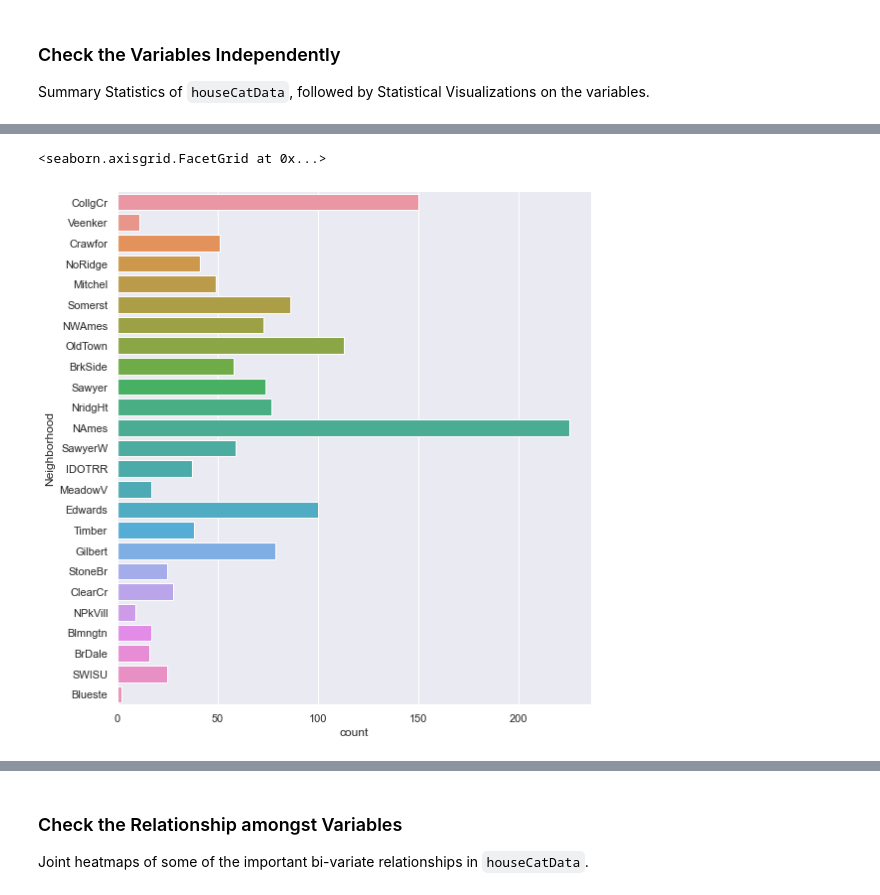
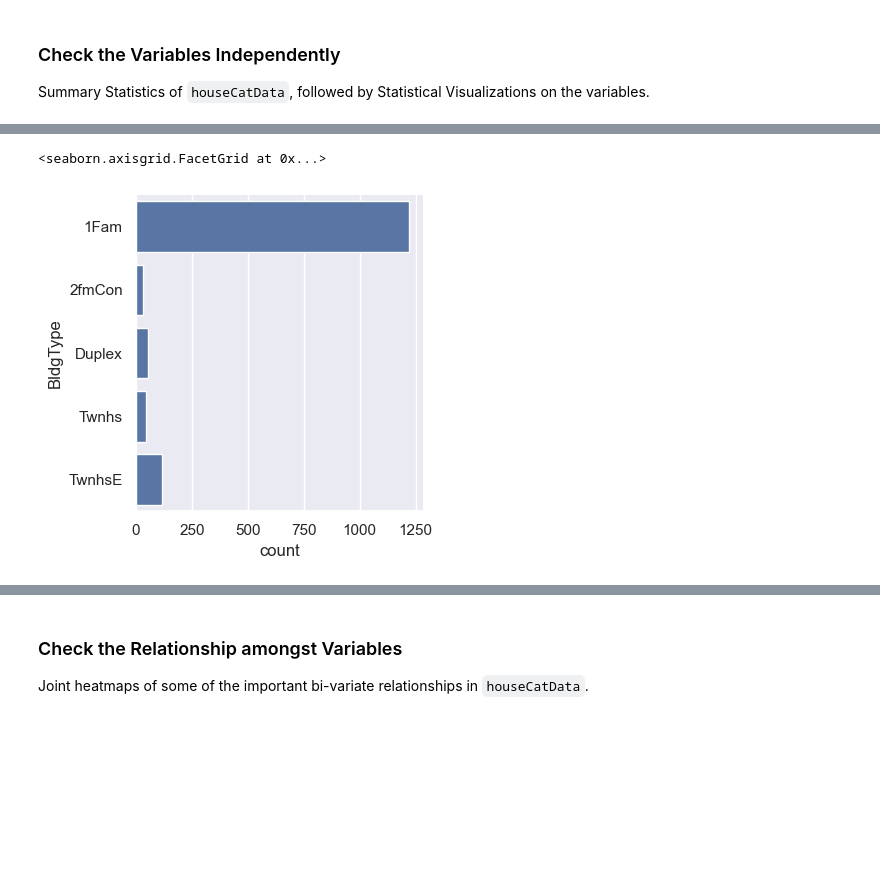
Before and after one commit to itsjunwei/IE0005-2026, a Jupyter notebook: Week4/Exercise3_Solution.ipynb, the cells around one changed output, grey strips where cells are left out. Saved outputs shown, nothing was run; the diff lists cells and outputs as text; code cells hidden in the pictures; blank space fills up the shorter version.

```diff
--- a/Week4/Exercise3_Solution.ipynb
+++ b/Week4/Exercise3_Solution.ipynb
@@ -182,6 +268,6 @@ sb.catplot(y = 'MSSubClass', data = houseCatData, kind = "count", height = 8)
 # %%
-sb.catplot(y = 'Neighborhood', data = houseCatData, kind = "count", height = 8)
+sb.catplot(y = 'BldgType', data = houseCatData, kind = "count", height = 4)
 # %% [output]
 <seaborn.axisgrid.FacetGrid at 0x...>
-[figure, old version]
+[figure, new version]
 # %%
```
Also changed, not shown: parts of 30 cells of this notebook.
